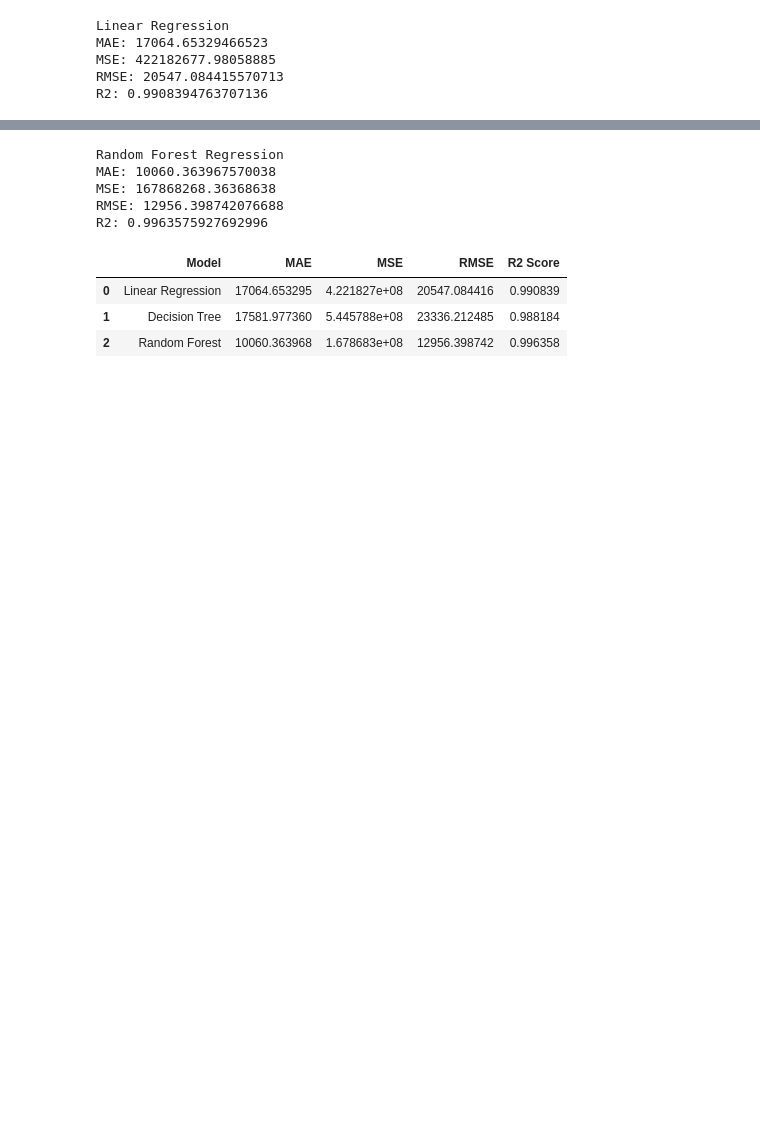
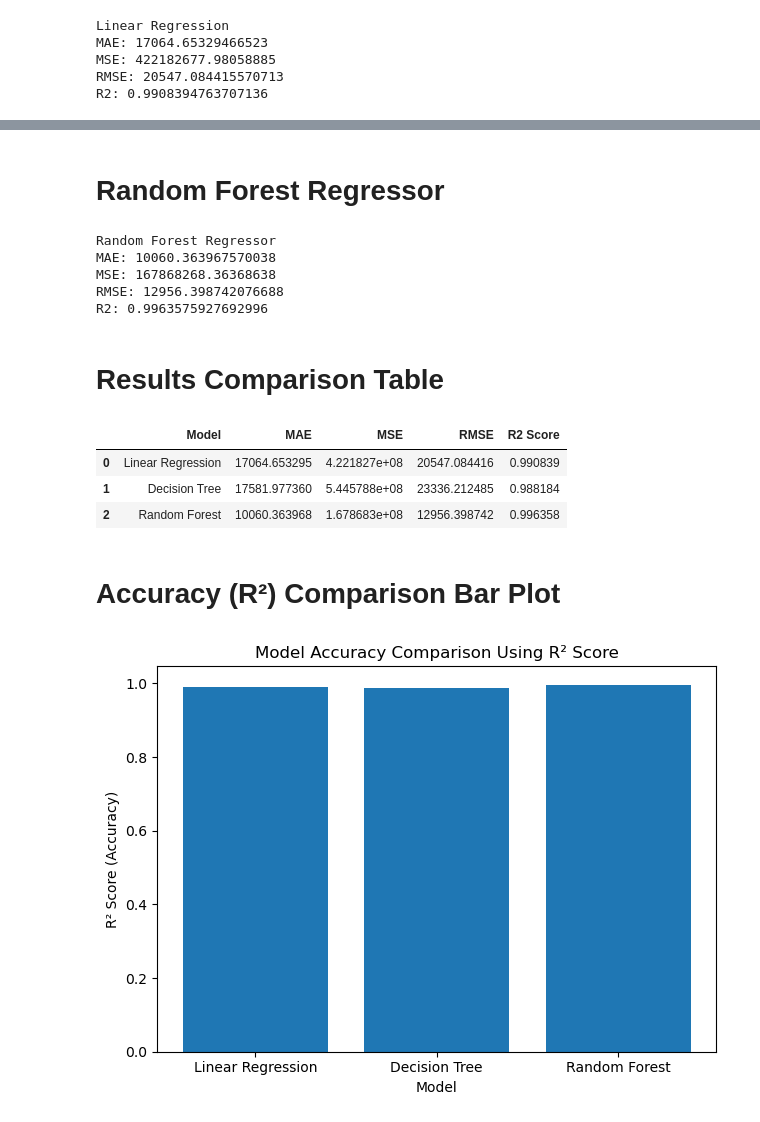
Before and after one commit to nobel123-oss/Housing_Price_Prediction, a Jupyter notebook: Housing Price Analysis.ipynb, the cells around one changed output, grey strips where cells are left out. Drawn from its saved outputs; the diff is of its cells as text; code cells hidden in the pictures; blank space fills up the shorter version.

```diff
--- a/Housing Price Analysis.ipynb
+++ b/Housing Price Analysis.ipynb
@@ -119,6 +129,8 @@ MAE: 17581.977360317822
 MSE: 544578813.1422111
 RMSE: 23336.212484938747
 R2: 0.988183723904401
+# %% [markdown]
+# Random Forest Regressor
 # %%
 from sklearn.ensemble import RandomForestRegressor
 
@@ -131,17 +143,19 @@ rf_model.fit(X_train, y_train)
 
 rf_pred = rf_model.predict(X_test)
 
-print("Random Forest Regression")
+print("Random Forest Regressor")
 print("MAE:", mean_absolute_error(y_test, rf_pred))
 print("MSE:", mean_squared_error(y_test, rf_pred))
 print("RMSE:", np.sqrt(mean_squared_error(y_test, rf_pred)))
 print("R2:", r2_score(y_test, rf_pred))
 # %% [output]
-Random Forest Regression
+Random Forest Regressor
 MAE: 10060.363967570038
 MSE: 167868268.36368638
 RMSE: 12956.398742076688
 R2: 0.9963575927692996
+# %% [markdown]
+# Results Comparison Table
 # %%
 results = pd.DataFrame({
     "Model": ["Linear Regression", "Decision Tree", "Random Forest"],
@@ -173,3 +187,22 @@ results
 | 0 | Linear Regression | 17064.653295 | 4.221827e+08 | 20547.084416 | 0.990839 |
 | 1 | Decision Tree | 17581.977360 | 5.445788e+08 | 23336.212485 | 0.988184 |
 | 2 | Random Forest | 10060.363968 | 1.678683e+08 | 12956.398742 | 0.996358 |
+# %% [markdown]
+# Accuracy (R²) Comparison Bar Plot
+# %%
+r2_lr = r2_score(y_test, lr_pred)
+r2_dt = r2_score(y_test, dt_pred)
+r2_rf = r2_score(y_test, rf_pred)
+
+models = ["Linear Regression", "Decision Tree", "Random Forest"]
+scores = [r2_lr, r2_dt, r2_rf]
+
+plt.figure()
+plt.bar(models, scores)
+plt.xlabel("Model")
+plt.ylabel("R² Score (Accuracy)")
+plt.title("Model Accuracy Comparison Using R² Score")
+plt.tight_layout()
+plt.show()
+# %% [output]
+[figure, added]
```
Also changed, not shown: parts of 20 cells of this notebook.
